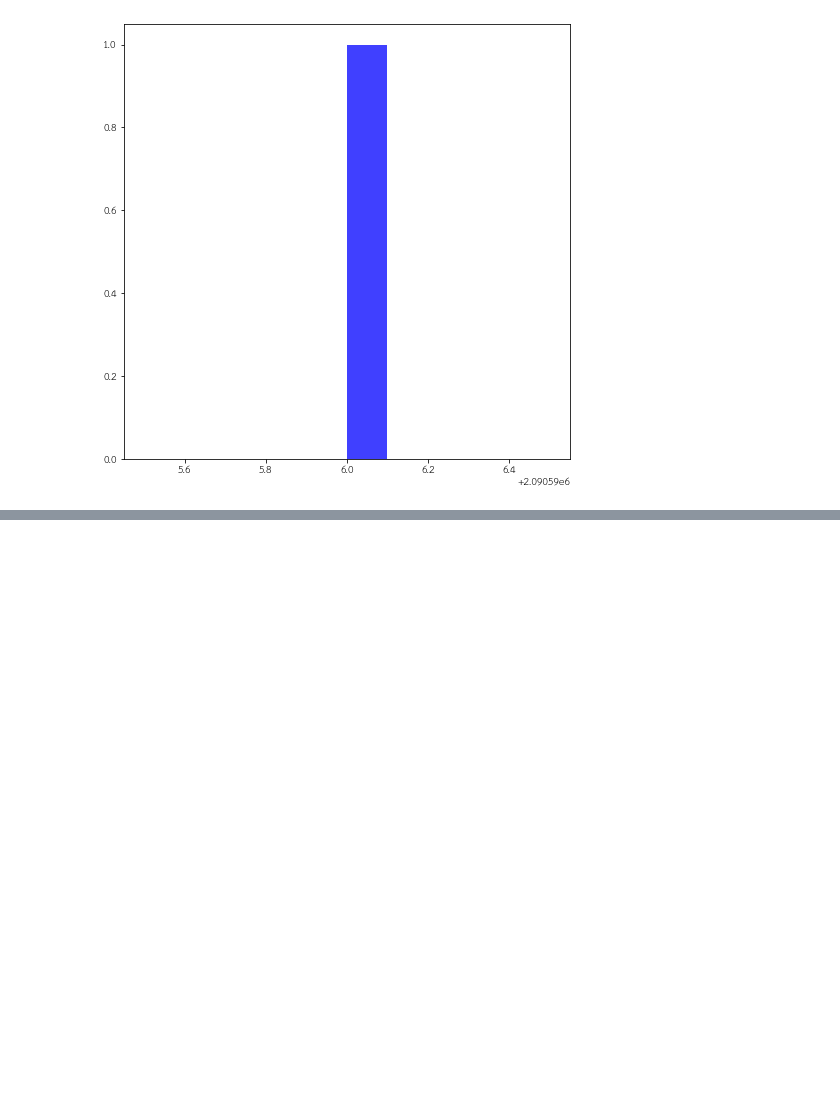
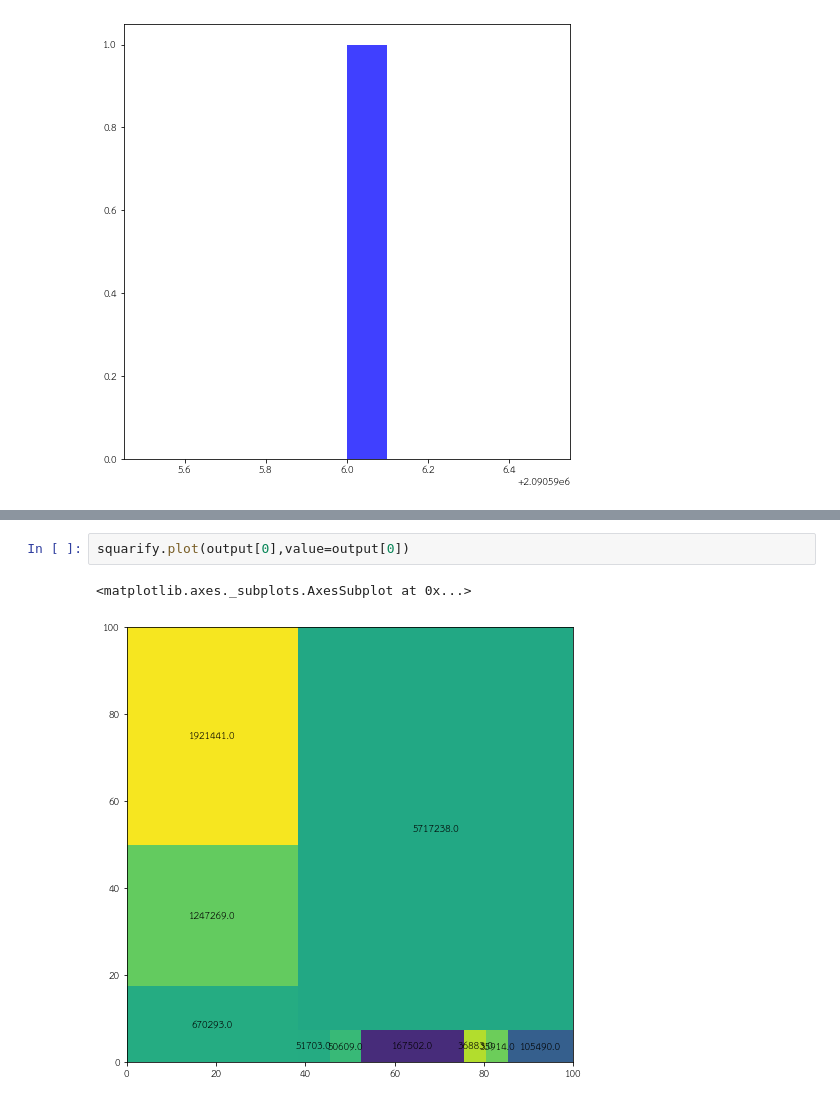
Before and after one commit to MMoltira/data_viz, a Jupyter notebook: Visualize_Data_Comparison.ipynb, the cells around one changed output, grey strips where cells are left out. Cells and saved outputs as stored; diff of their text form; blank space fills up the shorter version.

```diff
--- a/Visualize_Data_Comparison.ipynb
+++ b/Visualize_Data_Comparison.ipynb
@@ -296,0 +336,5 @@ plt.hist(search_request_df_q7_1.count(),10,facecolor = 'blue',alpha=0.75);
+# %%
+squarify.plot(output[0],value=output[0])
+# %% [output]
+<matplotlib.axes._subplots.AxesSubplot at 0x...>
+[figure, added]
```
Also changed, not shown: parts of 18 cells of this notebook.
